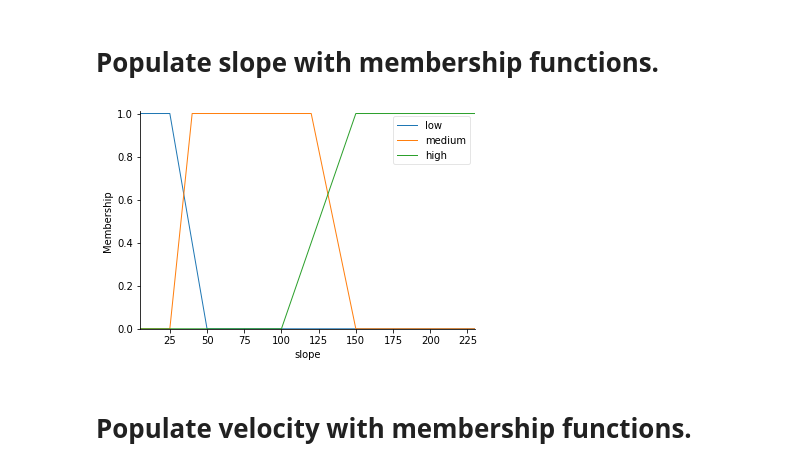
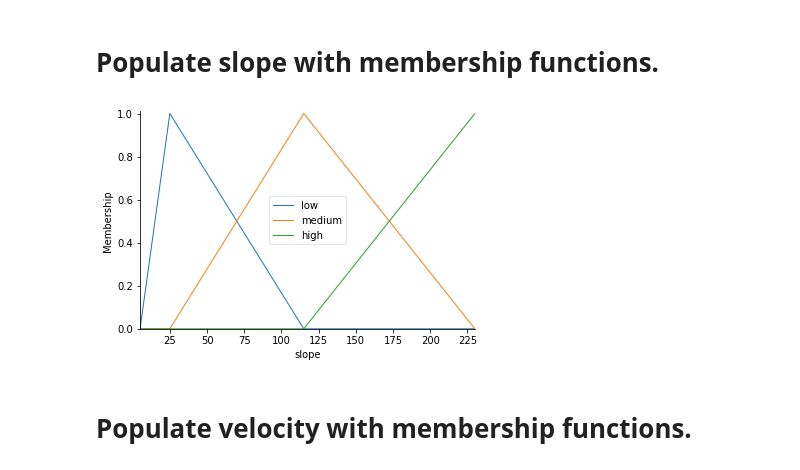
Before and after one commit to BuczynskiRafal/pipe_calculations, a Jupyter notebook: fuzzy logic.ipynb, the cells around one changed output. Saved outputs shown, nothing was run; the diff lists cells and outputs as text; code cells hidden in the pictures.

```diff
--- a/fuzzy logic.ipynb
+++ b/fuzzy logic.ipynb
@@ -208,13 +208,17 @@ diameter = ctrl.Consequent(np.arange(1, 4, 1), 'diameter')
 # %% [markdown]
 # Populate slope with membership functions.
 # %%
-slope['low'] = fuzz.trapmf(slope.universe, [i_min, i_min, i_min + 20, 50])
-slope['medium'] = fuzz.trapmf(slope.universe, [25, 40, 120, 150])
-slope['high'] = fuzz.trapmf(slope.universe, [100, 150, i_max, i_max])
+# slope['low'] = fuzz.trapmf(slope.universe, [i_min, i_min, i_min + 20, 50])
+# slope['medium'] = fuzz.trapmf(slope.universe, [25, 40, 120, 150])
+# slope['high'] = fuzz.trapmf(slope.universe, [100, 150, i_max, i_max])
+
+slope['low'] = fuzz.trimf(slope.universe, [i_min, i_min + 20, i_max / 2])
+slope['medium'] = fuzz.trimf(slope.universe, [25, i_max / 2, i_max])
+slope['high'] = fuzz.trimf(slope.universe, [i_max / 2, i_max, i_max])
 
 slope.view()
 # %% [output]
-[figure, old version]
+[figure, new version]
 # %% [markdown]
 # Populate velocity with membership functions.
 # %%
```
Also changed, not shown: parts of 7 cells of this notebook.
